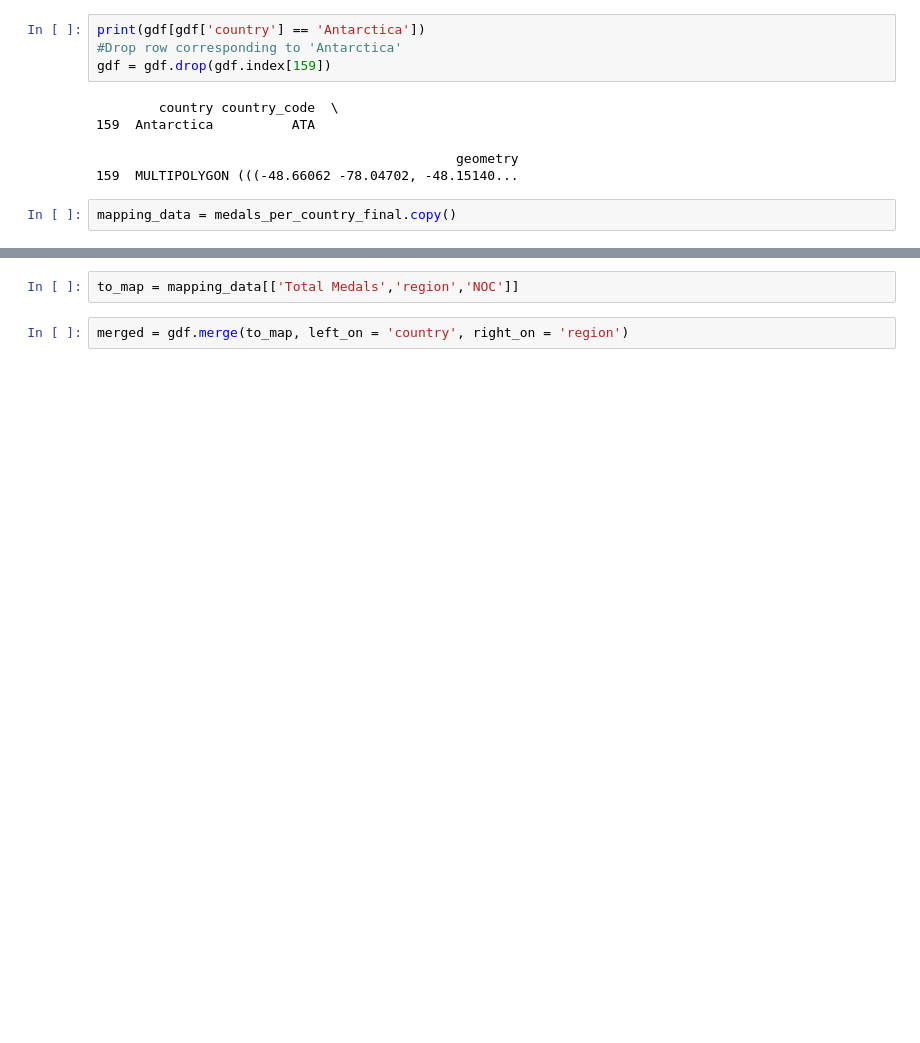
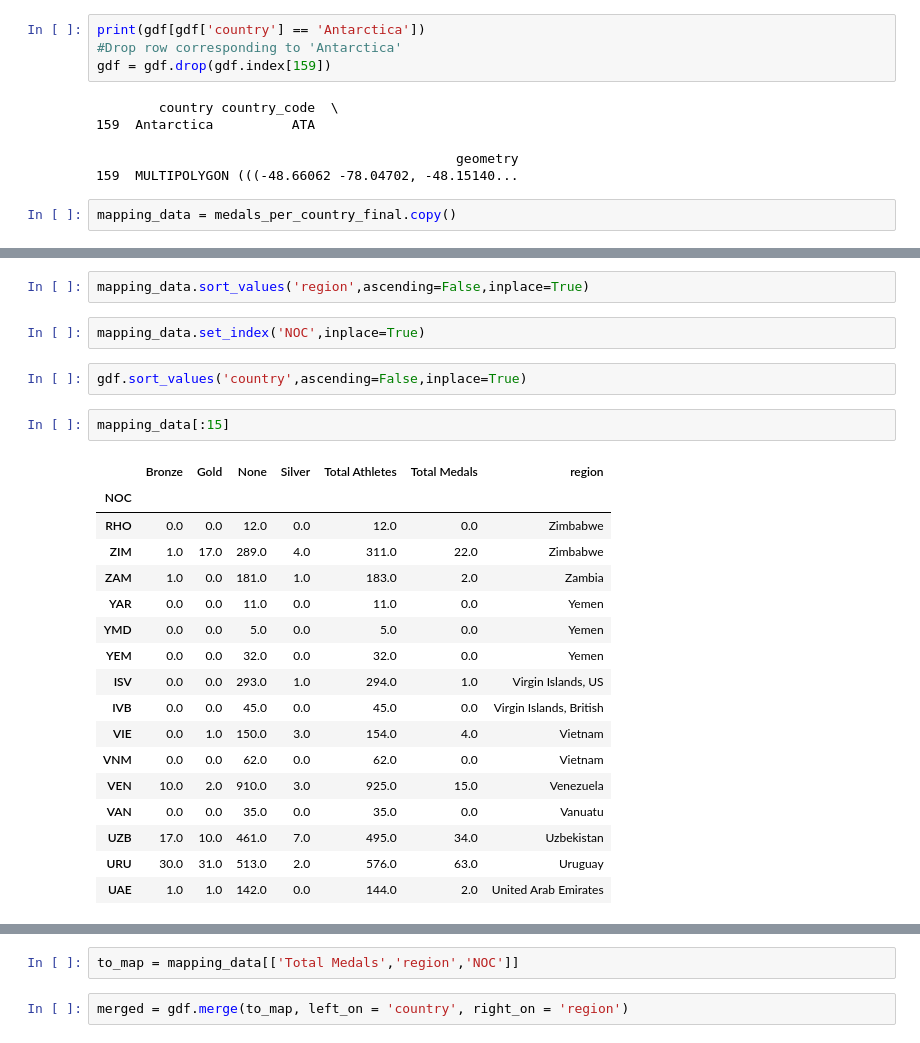
Before and after one commit to huntersapienza/Modern-Olympic-Games-Data-Analysis, a Jupyter notebook: Exploring Countries.ipynb, the cells around one changed output, grey strips where cells are left out. Cells and saved outputs as stored; diff of their text form; blank space fills up the shorter version.

```diff
--- a/Exploring Countries.ipynb
+++ b/Exploring Countries.ipynb
@@ -210,0 +197,26 @@ mapping_data = medals_per_country_final.copy()
+# %%
+mapping_data.sort_values('region',ascending=False,inplace=True)
+# %%
+mapping_data.set_index('NOC',inplace=True)
+# %%
+gdf.sort_values('country',ascending=False,inplace=True)
+# %%
+mapping_data[:15]
+# %% [output]
+|  | Bronze | Gold | None | Silver | Total Athletes | Total Medals | region |
+| NOC |  |  |  |  |  |  |  |
+| RHO | 0.0 | 0.0 | 12.0 | 0.0 | 12.0 | 0.0 | Zimbabwe |
+| ZIM | 1.0 | 17.0 | 289.0 | 4.0 | 311.0 | 22.0 | Zimbabwe |
+| ZAM | 1.0 | 0.0 | 181.0 | 1.0 | 183.0 | 2.0 | Zambia |
+| YAR | 0.0 | 0.0 | 11.0 | 0.0 | 11.0 | 0.0 | Yemen |
+| YMD | 0.0 | 0.0 | 5.0 | 0.0 | 5.0 | 0.0 | Yemen |
+| YEM | 0.0 | 0.0 | 32.0 | 0.0 | 32.0 | 0.0 | Yemen |
+| ISV | 0.0 | 0.0 | 293.0 | 1.0 | 294.0 | 1.0 | Virgin Islands, US |
+| IVB | 0.0 | 0.0 | 45.0 | 0.0 | 45.0 | 0.0 | Virgin Islands, British |
+| VIE | 0.0 | 1.0 | 150.0 | 3.0 | 154.0 | 4.0 | Vietnam |
+| VNM | 0.0 | 0.0 | 62.0 | 0.0 | 62.0 | 0.0 | Vietnam |
+| VEN | 10.0 | 2.0 | 910.0 | 3.0 | 925.0 | 15.0 | Venezuela |
+| VAN | 0.0 | 0.0 | 35.0 | 0.0 | 35.0 | 0.0 | Vanuatu |
+| UZB | 17.0 | 10.0 | 461.0 | 7.0 | 495.0 | 34.0 | Uzbekistan |
+| URU | 30.0 | 31.0 | 513.0 | 2.0 | 576.0 | 63.0 | Uruguay |
+| UAE | 1.0 | 1.0 | 142.0 | 0.0 | 144.0 | 2.0 | United Arab Emirates |
```
Also changed, not shown: parts of 8 cells of this notebook, 3 other files.
